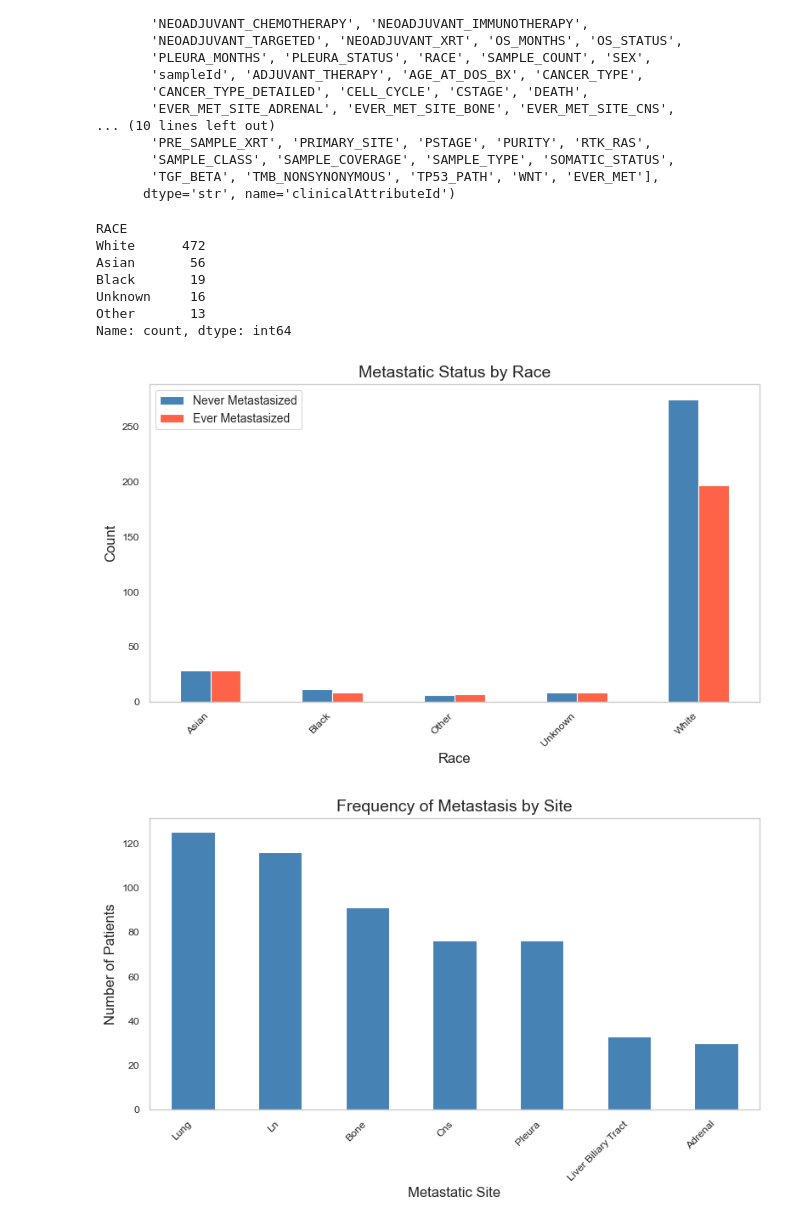
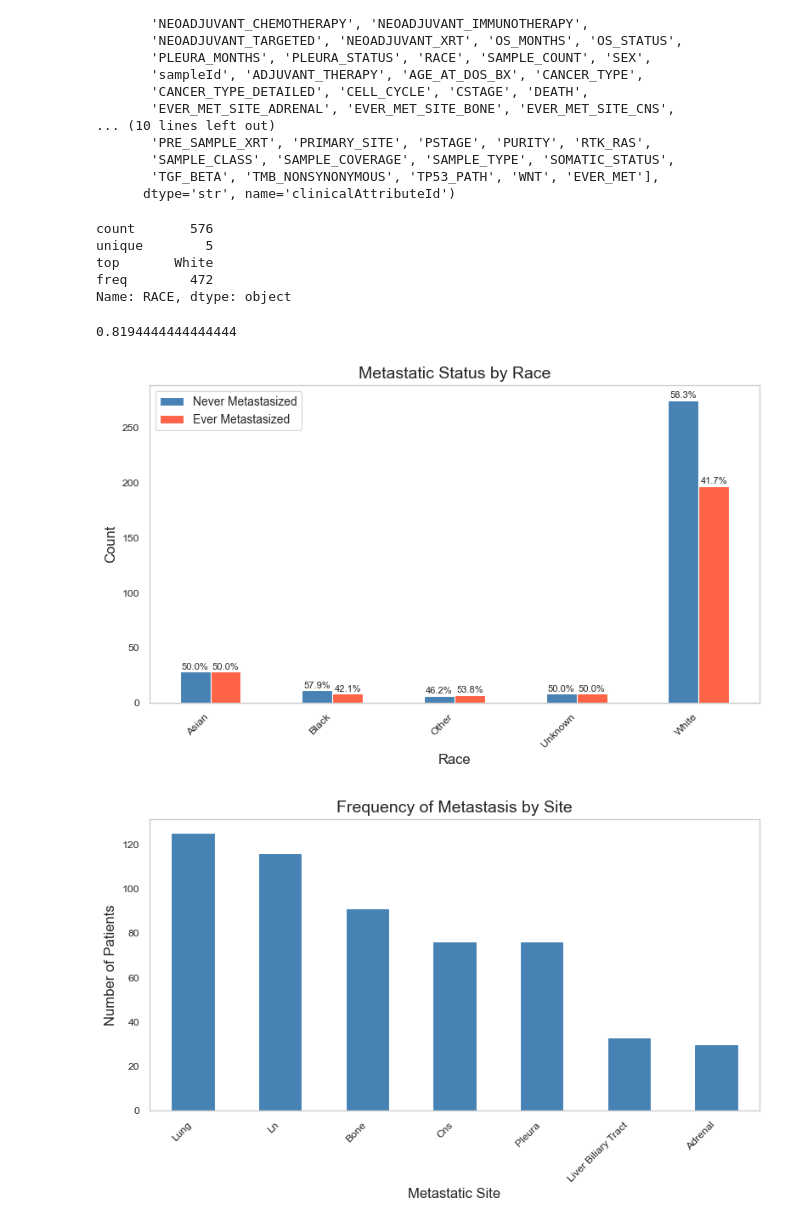
Before and after one commit to dlee922/cs6140-final-project-jc-dl, a Jupyter notebook: utils/plot.ipynb, the cells around one changed output. Cells and saved outputs as stored; diff of their text form; code cells hidden in the pictures.

Commit message:
visualizations and plots

```diff
--- a/utils/plot.ipynb
+++ b/utils/plot.ipynb
@@ -56,32 +52,44 @@ Index(['patientId', 'ADJUVANT', 'ADJUVANT_CHEMOTHERAPY',
        'TGF_BETA', 'TMB_NONSYNONYMOUS', 'TP53_PATH', 'WNT', 'EVER_MET'],
       dtype='str', name='clinicalAttributeId')
 # %%
-print(df['RACE'].value_counts())
+print(df['RACE'].describe())
 # %% [output]
-RACE
-White      472
-Asian       56
-Black       19
-Unknown     16
-Other       13
-Name: count, dtype: int64
+count       576
+unique        5
+top       White
+freq        472
+Name: RACE, dtype: object
+# %%
+472/576
+# %% [output]
+0.8194444444444444
 # %%
-
 fig, ax = plt.subplots(figsize=(8, 5))
 race_met = df.groupby(['RACE', 'EVER_MET']).size().unstack(fill_value=0)
 race_met.columns = ['Never Metastasized', 'Ever Metastasized']
 race_met.plot(kind='bar', ax=ax, color=['steelblue', 'tomato'])
+
+# add percentage labels
+totals = race_met.sum(axis=1)
+for container in ax.containers:
+    for bar, (race, total) in zip(container, totals.items()):
+        height = bar.get_height()
+        if height > 0:
+            pct = height / total * 100
+            ax.text(bar.get_x() + bar.get_width()/2, height + 0.5,
+                   f'{pct:.1f}%', ha='center', va='bottom', fontsize=8)
+
 ax.set_xlabel('Race', fontsize=12)
 ax.set_ylabel('Count', fontsize=12)
 ax.set_title('Metastatic Status by Race', fontsize=14)
 ax.legend(fontsize=10)
 plt.xticks(rotation=45, ha='right')
 plt.tight_layout()
 plt.grid(False)
 plt.savefig('../results/figures/race_distribution.png', dpi=300)
 plt.show()
 # %% [output]
-[figure, old version]
+[figure, new version]
 # %%
 fig, ax = plt.subplots(figsize=(8, 5))
 label_counts = df[target_cols].sum().sort_values(ascending=False)
```
Also changed, not shown: parts of 5 cells of this notebook, 44 other files.
